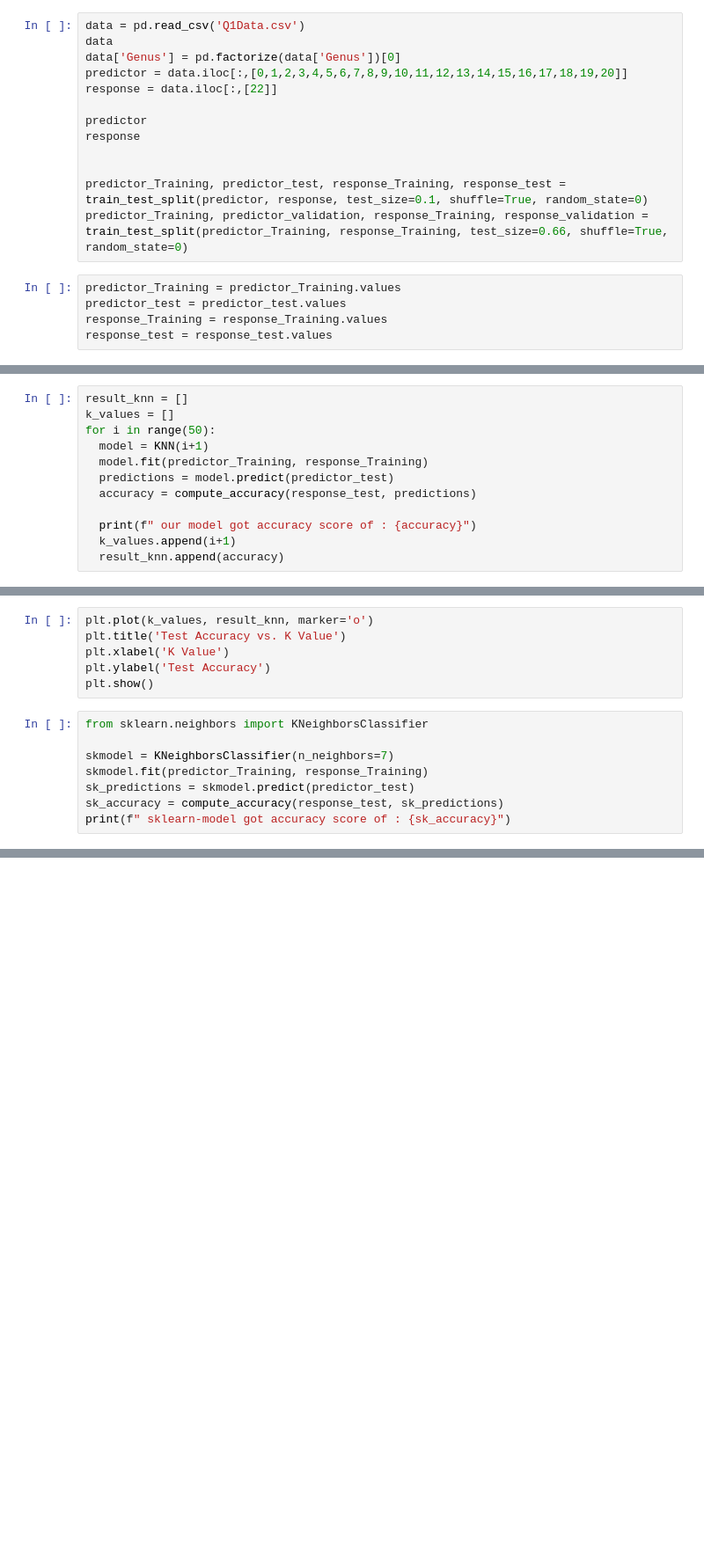
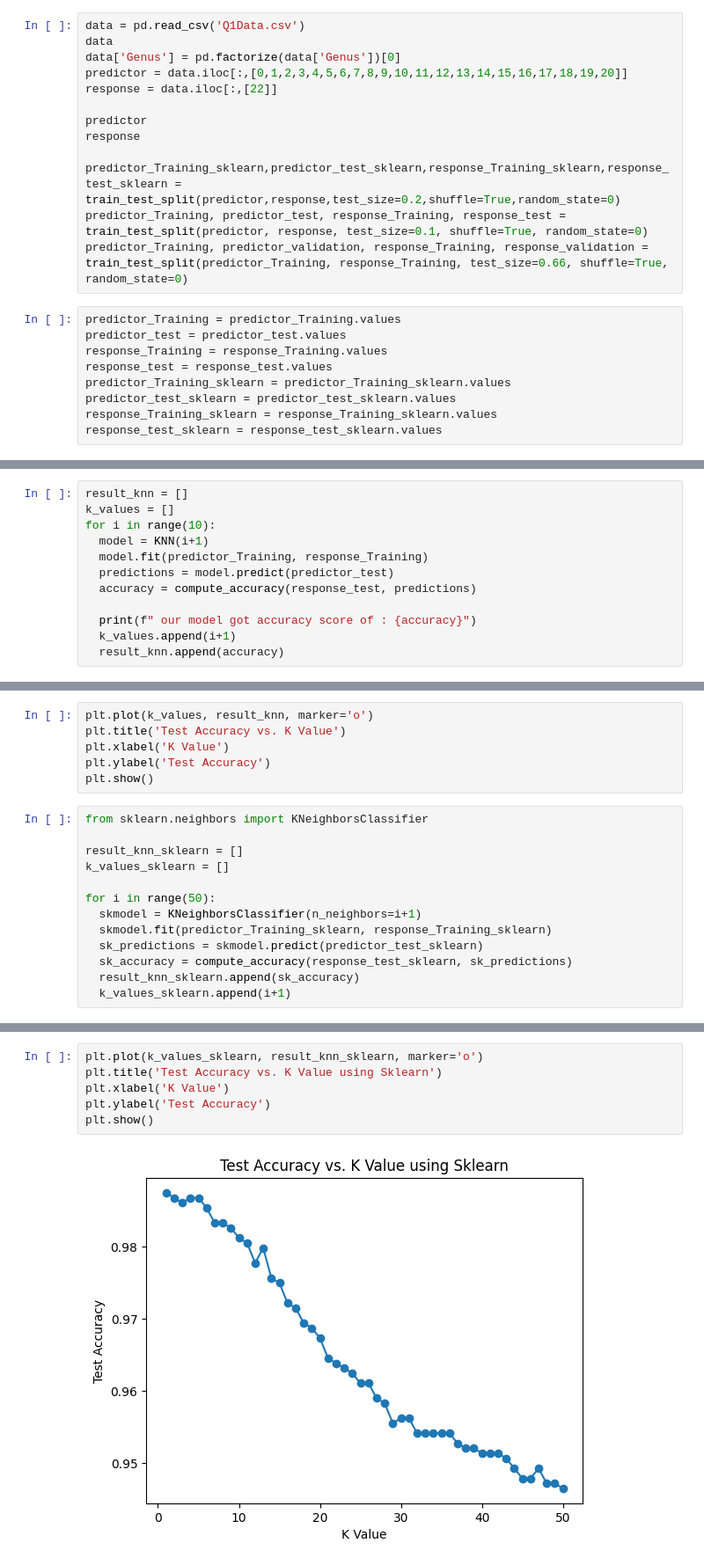
Before and after one commit to AkshayKohad/ML-Tutorial, a Jupyter notebook: Q1_updated.ipynb, the cells around one changed output, grey strips where cells are left out. Shown at 88% size. Saved outputs shown, nothing was run; the diff lists cells and outputs as text; blank space fills up the shorter version.

```diff
--- a/Q1_updated.ipynb
+++ b/Q1_updated.ipynb
@@ -376,7 +408,7 @@ response = data.iloc[:,[22]]
 predictor
 response
 
-
+predictor_Training_sklearn,predictor_test_sklearn,response_Training_sklearn,response_test_sklearn = train_test_split(predictor,response,test_size=0.2,shuffle=True,random_state=0)
 predictor_Training, predictor_test, response_Training, response_test = train_test_split(predictor, response, test_size=0.1, shuffle=True, random_state=0)
 predictor_Training, predictor_validation, response_Training, response_validation = train_test_split(predictor_Training, response_Training, test_size=0.66, shuffle=True, random_state=0)
 # %%
@@ -384,6 +416,10 @@ predictor_Training = predictor_Training.values
 predictor_test = predictor_test.values
 response_Training = response_Training.values
 response_test = response_test.values
+predictor_Training_sklearn = predictor_Training_sklearn.values
+predictor_test_sklearn = predictor_test_sklearn.values
+response_Training_sklearn = response_Training_sklearn.values
+response_test_sklearn = response_test_sklearn.values
 # %%
 class KNN:
   def __init__(self,neighbours = 5):
@@ -450,7 +486,7 @@ def compute_accuracy(y_true, y_pred):
 # %%
 result_knn = []
 k_values = []
-for i in range(50):
+for i in range(10):
   model = KNN(i+1)
   model.fit(predictor_Training, response_Training)
   predictions = model.predict(predictor_test)
@@ -468,8 +515,13 @@ plt.show()
 # %%
 from sklearn.neighbors import KNeighborsClassifier
 
-skmodel = KNeighborsClassifier(n_neighbors=7)
-skmodel.fit(predictor_Training, response_Training)
-sk_predictions = skmodel.predict(predictor_test)
-sk_accuracy = compute_accuracy(response_test, sk_predictions)
-print(f" sklearn-model got accuracy score of : {sk_accuracy}")
+result_knn_sklearn = []
+k_values_sklearn = []
+
+for i in range(50):
+  skmodel = KNeighborsClassifier(n_neighbors=i+1)
+  skmodel.fit(predictor_Training_sklearn, response_Training_sklearn)
+  sk_predictions = skmodel.predict(predictor_test_sklearn)
+  sk_accuracy = compute_accuracy(response_test_sklearn, sk_predictions)
+  result_knn_sklearn.append(sk_accuracy)
+  k_values_sklearn.append(i+1)
@@ -568,0 +528,8 @@ print(f" sklearn-model got accuracy score of : {sk_accuracy}")
+# %%
+plt.plot(k_values_sklearn, result_knn_sklearn, marker='o')
+plt.title('Test Accuracy vs. K Value using Sklearn')
+plt.xlabel('K Value')
+plt.ylabel('Test Accuracy')
+plt.show()
+# %% [output]
+[figure, added]
```
Also changed, not shown: parts of 10 cells of this notebook.
